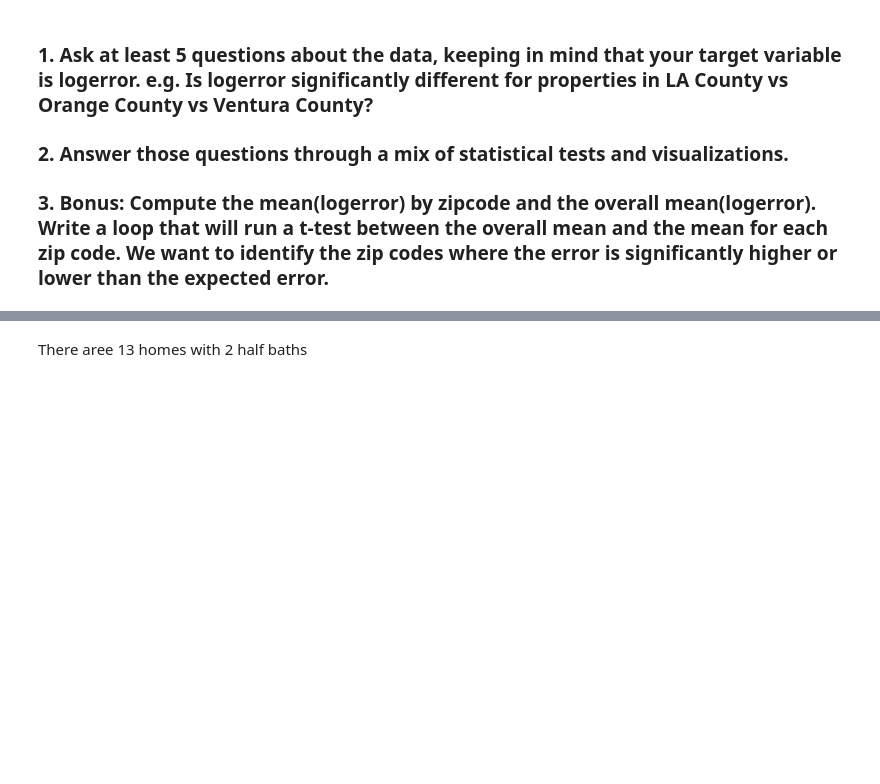
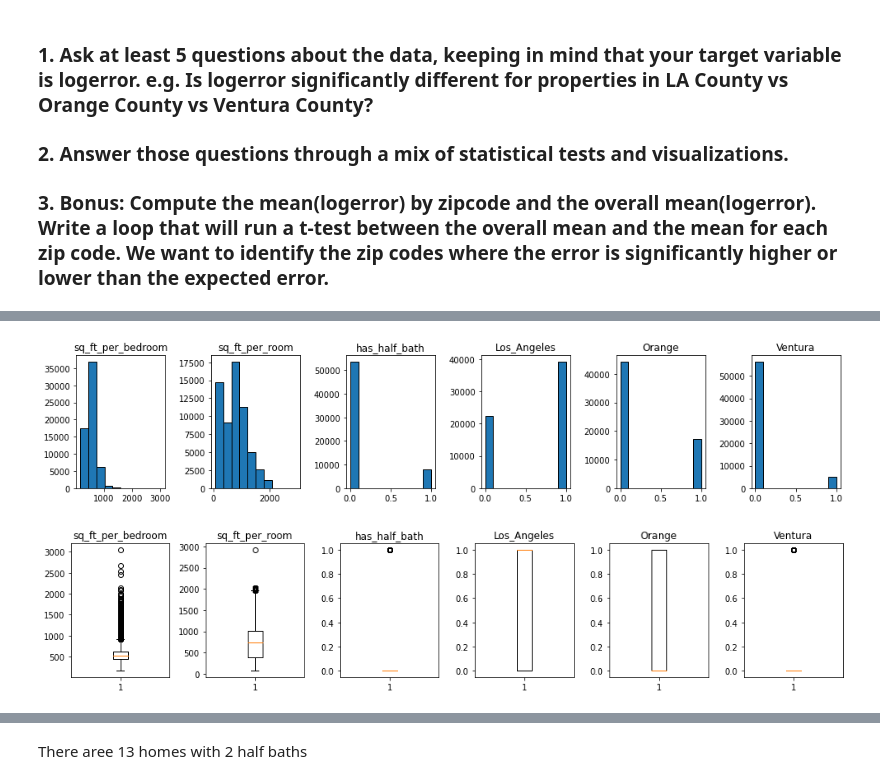
Before and after one commit to brianclements03/clustering, a Jupyter notebook: explore_zillow.ipynb, the cells around one changed output, grey strips where cells are left out. Saved outputs shown, nothing was run; the diff lists cells and outputs as text; code cells hidden in the pictures; blank space fills up the shorter version.

```diff
--- a/explore_zillow.ipynb
+++ b/explore_zillow.ipynb
@@ -103,0 +173,53 @@ df.has_half_bath.value_counts()
+# %%
+plt.figure(figsize=(16, 3))
+
+# List of columns
+
+cols = ['sq_ft_per_bedroom', 'sq_ft_per_room', 'has_half_bath',
+       'Los_Angeles', 'Orange', 'Ventura']
+# col list from previous analysis...
+# cols = ['bedrooms', 'bathrooms','sq_ft','tax_value', 'age', 'sq_ft_per_bathroom']
+# Note the enumerate code, which is functioning to make a counter for use in successive plots.
+
+for i, col in enumerate(cols):
+
+    # i starts at 0, but plot nos should start at 1
+    plot_number = i + 1
+
+    # Create subplot.
+    plt.subplot(1,7, plot_number)
+
+    # Title with column name.
+    plt.title(col)
+
+    # Display histogram for column.
+    df[col].hist(bins=10, edgecolor='black')
+
+    # Hide gridlines.
+    plt.grid(False)
+
+    plt.tight_layout(),
+
+plt.figure(figsize=(16, 3))
+
+for i, col in enumerate(cols):
+
+    # i starts at 0, but plot nos should start at 1
+    plot_number = i + 1
+
+    # Create subplot.
+    plt.subplot(1,7, plot_number)
+
+    # Title with column name.
+    plt.title(col)
+
+    # Display histogram for column.
+    plt.boxplot(df[col])
+
+    # Hide gridlines.
+    plt.grid(False)
+
+    plt.tight_layout()
+# %% [output]
+[figure, added]
+[figure, added]
```
Also changed, not shown: parts of 38 cells of this notebook, 2 other files.
